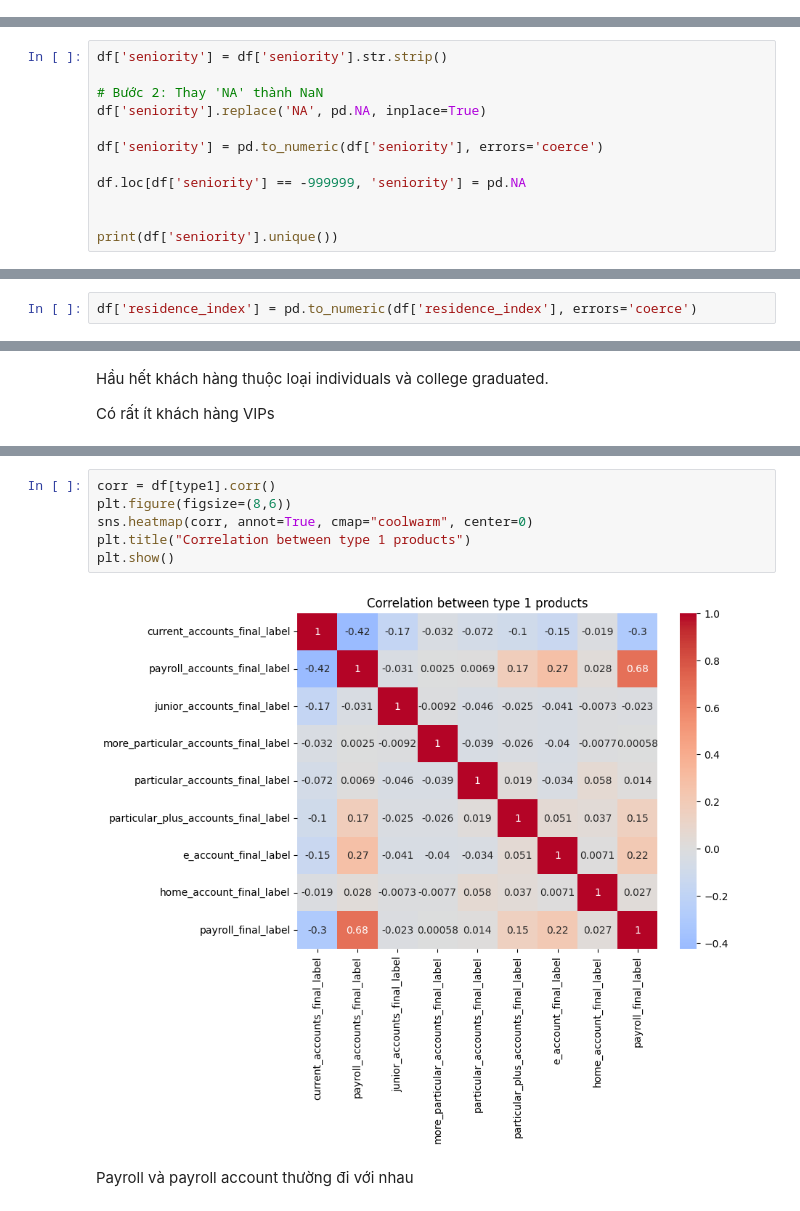
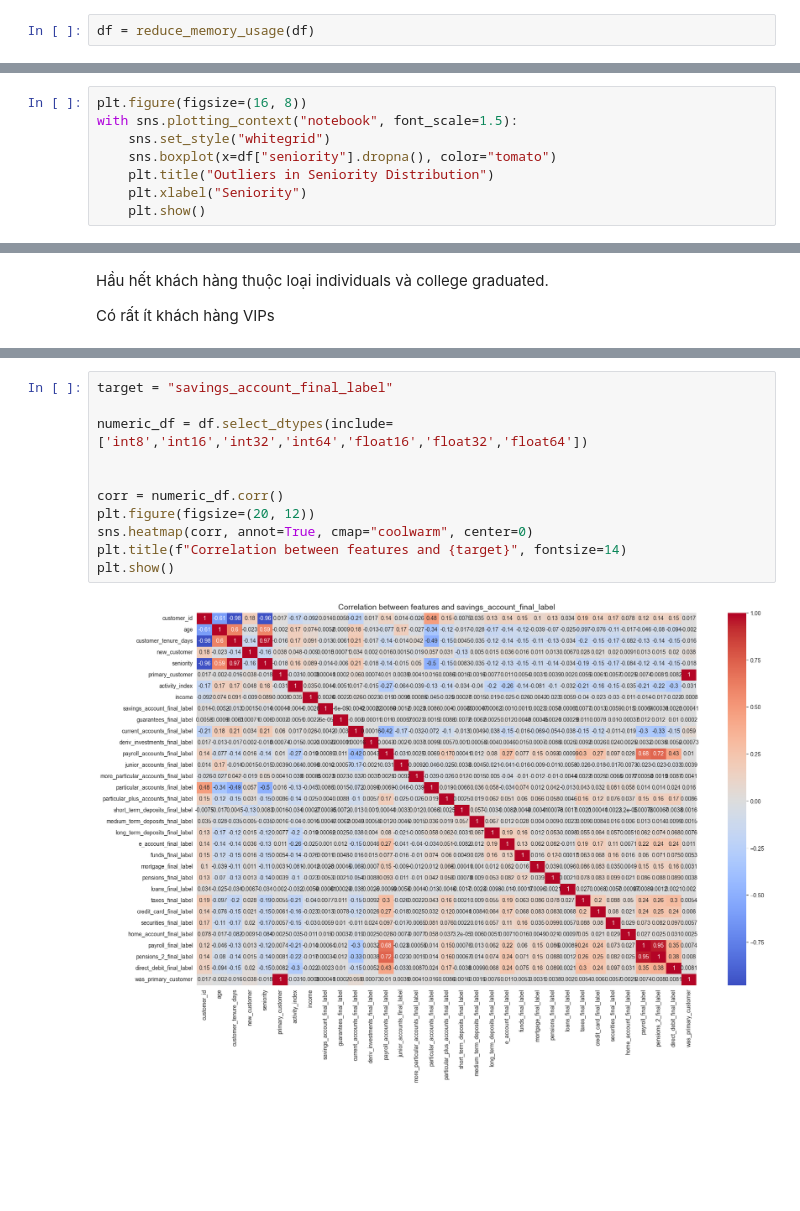
Before and after one commit to CuongWao123/topKproduct, a Jupyter notebook: eda.ipynb, the cells around one changed output, grey strips where cells are left out. Cells and saved outputs as stored; diff of their text form; blank space fills up the shorter version.

```diff
--- a/eda.ipynb
+++ b/eda.ipynb
@@ -120,0 +48,2 @@ direct_debit_final_label
+# %%
+df = reduce_memory_usage(df)
@@ -291,12 +448,0 @@ array(['      6', '     35', '     34', '     NA', '     33', '     31',
-# %%
-df['seniority'] = df['seniority'].str.strip()
-
-# Bước 2: Thay 'NA' thành NaN
-df['seniority'].replace('NA', pd.NA, inplace=True)
-
-df['seniority'] = pd.to_numeric(df['seniority'], errors='coerce')
-
-df.loc[df['seniority'] == -999999, 'seniority'] = pd.NA
-
-
-print(df['seniority'].unique())
@@ -337,0 +466,8 @@ plt.show()
+# %%
+plt.figure(figsize=(16, 8))
+with sns.plotting_context("notebook", font_scale=1.5):
+    sns.set_style("whitegrid")
+    sns.boxplot(x=df["seniority"].dropna(), color="tomato")
+    plt.title("Outliers in Seniority Distribution")
+    plt.xlabel("Seniority")
+    plt.show()
@@ -359,2 +484,0 @@ array([ 1., nan, 99.])
-# %%
-df['residence_index'] = pd.to_numeric(df['residence_index'], errors='coerce')
@@ -590,10 +591,13 @@ Current_account, đa số người dùng đã mở sẵn (chiếm hơn 70%)
 # %%
-corr = df[type1].corr()
-plt.figure(figsize=(8,6))
+target = "savings_account_final_label"
+
+numeric_df = df.select_dtypes(include=['int8','int16','int32','int64','float16','float32','float64'])
+
+
+corr = numeric_df.corr()
+plt.figure(figsize=(20, 12))
 sns.heatmap(corr, annot=True, cmap="coolwarm", center=0)
-plt.title("Correlation between type 1 products")
+plt.title(f"Correlation between features and {target}", fontsize=14)
 plt.show()
 # %% [output]
-[figure, old version]
+[figure, new version]
-# %% [markdown]
-Payroll và payroll account thường đi với nhau
```
Also changed, not shown: parts of 81 cells of this notebook, 11 other files.
